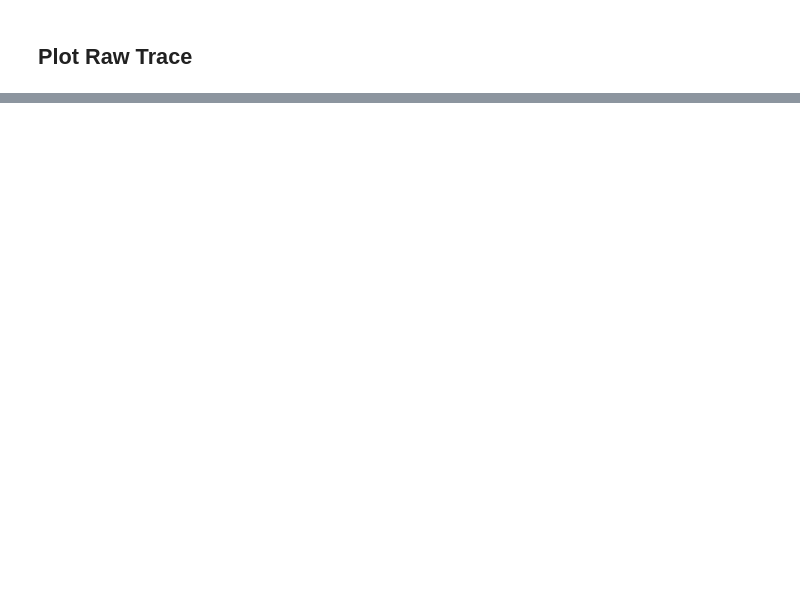
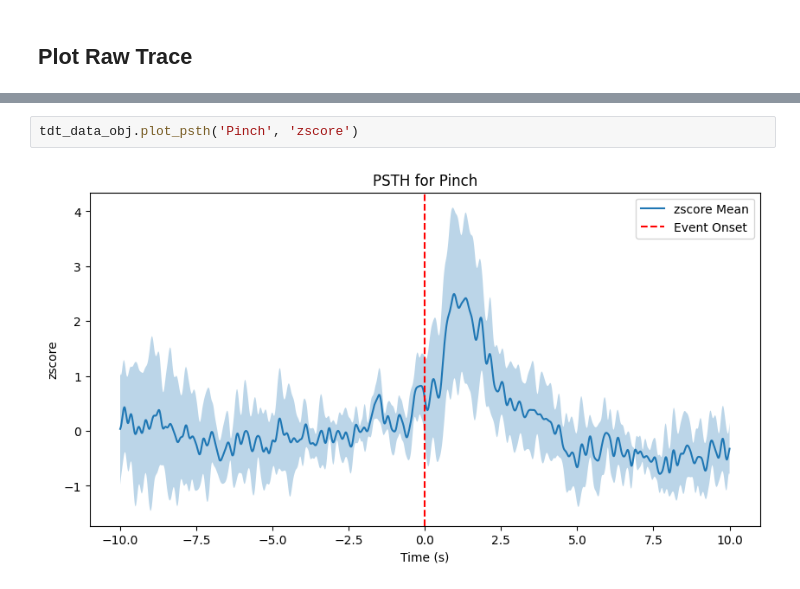
Before and after one commit to AlbertLeei/PCLAB_Photometry, a Jupyter notebook: P2_Code/class_test.ipynb, the cells around one changed output, grey strips where cells are left out. Drawn from its saved outputs; the diff is of its cells as text; blank space fills up the shorter version.

```diff
--- a/P2_Code/class_test.ipynb
+++ b/P2_Code/class_test.ipynb
@@ -73,0 +71,4 @@ tdt_data_obj.plot_behavior_event('Pinch_event', plot_type='zscore')
+# %%
+tdt_data_obj.plot_psth('Pinch', 'zscore')
+# %% [output]
+[figure, added]
```
Also changed, not shown: parts of 8 cells of this notebook, 3 other files.
